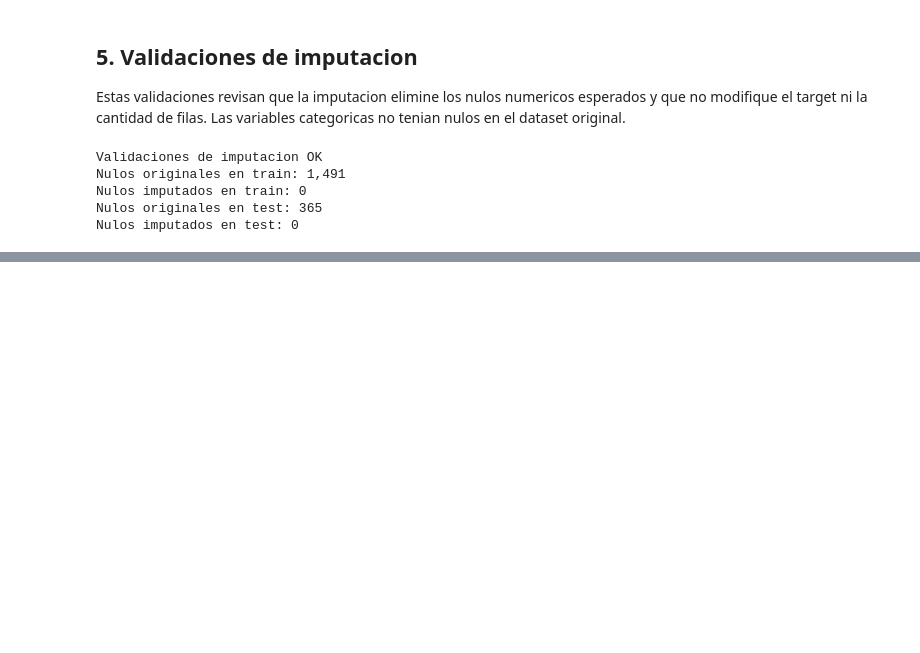
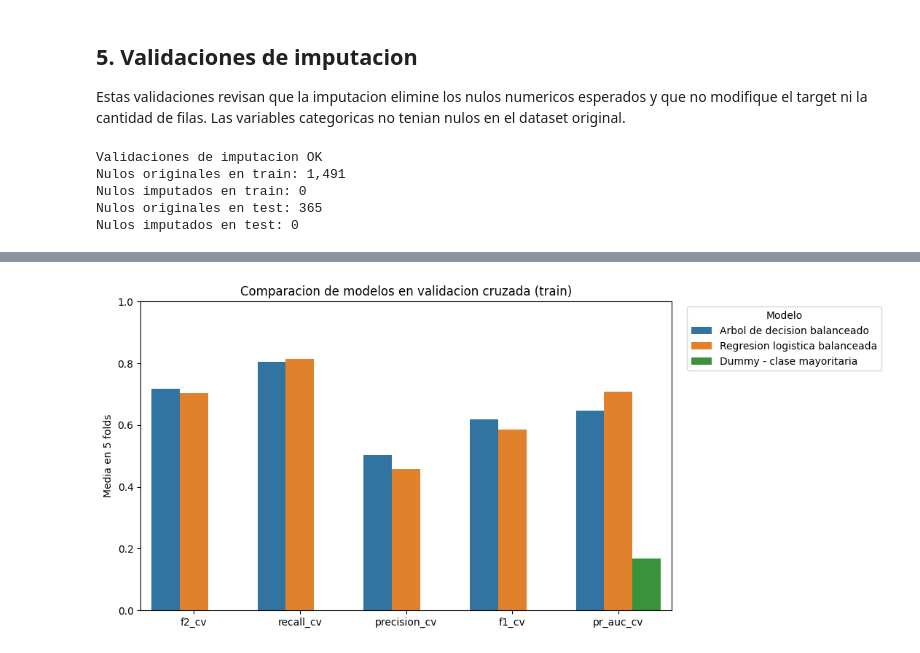
Before and after one commit to FelipeTamaki/TP_IA_aplicada_a_negocios_churn_Grupo1, a Jupyter notebook: Modelo.ipynb, the cells around one changed output, grey strips where cells are left out. Drawn from its saved outputs; the diff is of its cells as text; code cells hidden in the pictures; blank space fills up the shorter version.

```diff
--- a/Modelo.ipynb
+++ b/Modelo.ipynb
@@ -362,0 +588,24 @@ Decision pendiente antes de entrenar: confirmar si `Complain` y `DaySinceLastOrd
+# %%
+metric_plot = cv_results.melt(
+    id_vars="modelo",
+    value_vars=["f2_cv", "recall_cv", "precision_cv", "f1_cv", "pr_auc_cv"],
+    var_name="metrica",
+    value_name="valor",
+)
+
+fig, ax = plt.subplots(figsize=(11, 5))
+sns.barplot(
+    data=metric_plot,
+    x="metrica",
+    y="valor",
+    hue="modelo",
+    ax=ax,
+)
+ax.set_title("Comparacion de modelos en validacion cruzada (train)")
+ax.set_xlabel("")
+ax.set_ylabel("Media en 5 folds")
+ax.set_ylim(0, 1)
+ax.legend(title="Modelo", bbox_to_anchor=(1.02, 1), loc="upper left")
+plt.tight_layout()
+# %% [output]
+[figure, added]
```
Also changed, not shown: parts of 23 cells of this notebook, 18 other files.
